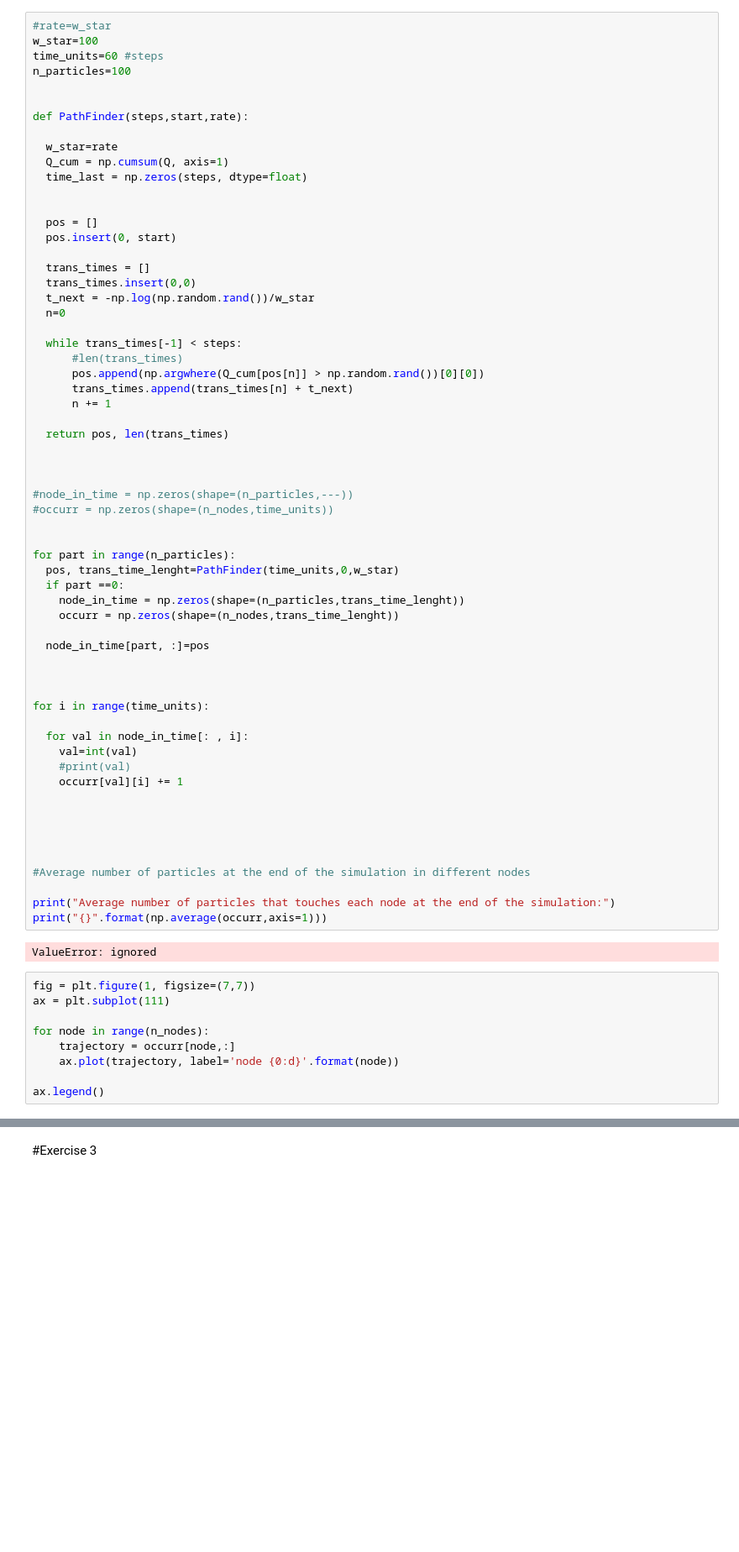
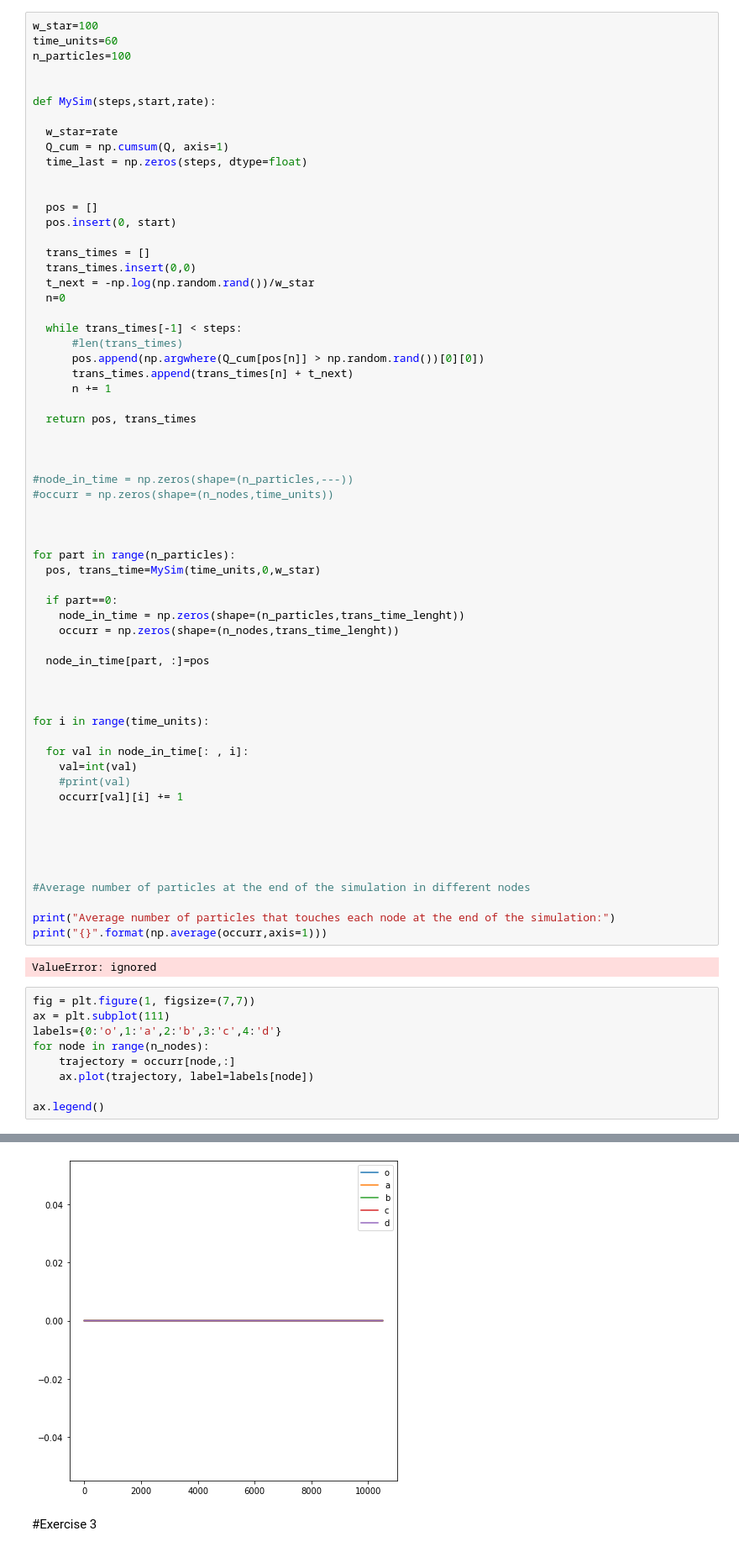
Before and after one commit to ele9996/NetworkDynamicsAndLearningLabs, a Jupyter notebook: HMW2.ipynb, the cells around one changed output, grey strips where cells are left out. Shown at 84% size. Cells and saved outputs as stored; diff of their text form; blank space fills up the shorter version.

```diff
--- a/HMW2.ipynb
+++ b/HMW2.ipynb
@@ -140,11 +134,10 @@ Average time:6.717380925247137
 # %%
-#rate=w_star
 w_star=100
-time_units=60 #steps
+time_units=60
 n_particles=100
 
 
-def PathFinder(steps,start,rate):
+def MySim(steps,start,rate):
 
   w_star=rate
   Q_cum = np.cumsum(Q, axis=1)
@@ -165,7 +158,7 @@ def PathFinder(steps,start,rate):
       trans_times.append(trans_times[n] + t_next)
       n += 1
 
-  return pos, len(trans_times)
+  return pos, trans_times
 
 
 
@@ -173,9 +166,11 @@ def PathFinder(steps,start,rate):
 #occurr = np.zeros(shape=(n_nodes,time_units))
 
 
+
 for part in range(n_particles):
-  pos, trans_time_lenght=PathFinder(time_units,0,w_star)
-  if part ==0:
+  pos, trans_time=MySim(time_units,0,w_star)
+
+  if part==0:
     node_in_time = np.zeros(shape=(n_particles,trans_time_lenght))
     occurr = np.zeros(shape=(n_nodes,trans_time_lenght))
 
@@ -203,9 +198,10 @@ ValueError: ignored
 # %%
 fig = plt.figure(1, figsize=(7,7))
 ax = plt.subplot(111)
-
+labels={0:'o',1:'a',2:'b',3:'c',4:'d'}
 for node in range(n_nodes):
     trajectory = occurr[node,:]
-    ax.plot(trajectory, label='node {0:d}'.format(node))
+    ax.plot(trajectory, label=labels[node])
 
 ax.legend()
+# %% [output]
@@ -212,3 +209,4 @@ ax.legend()
+[figure, added]
 # %% [markdown]
 #Exercise 3
 # %%
```
Also changed, not shown: parts of 30 cells of this notebook.
